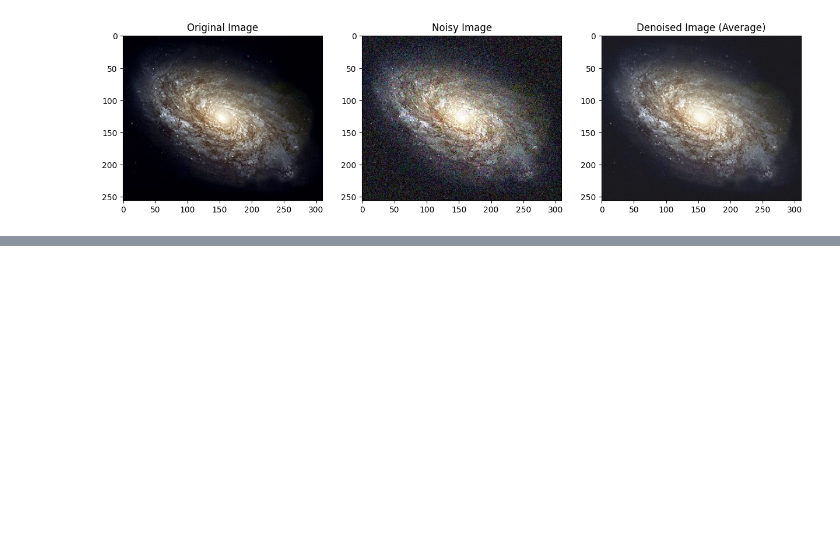
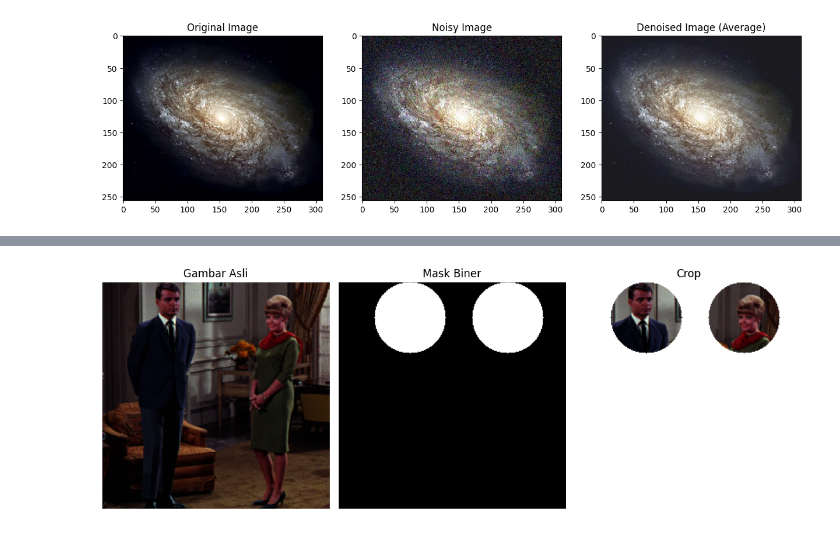
Before and after one commit to satriaabraarr/PCVK_Ganjil_2024, a Jupyter notebook: Modul5.ipynb, the cells around one changed output, grey strips where cells are left out. Saved outputs shown, nothing was run; the diff lists cells and outputs as text; code cells hidden in the pictures; blank space fills up the shorter version.

```diff
--- a/Modul5.ipynb
+++ b/Modul5.ipynb
@@ -162,0 +252,59 @@ plt.show()
+# %%
+import cv2
+import numpy as np
+import matplotlib.pyplot as plt
+
+# Membaca gambar asli (couple.tiff)
+gambar_asli = cv2.imread('/content/drive/MyDrive/PCVK/image/couple.tiff')
+
+# Mengubah gambar dari BGR ke RGB untuk ditampilkan dengan matplotlib
+gambar_asli_rgb = cv2.cvtColor(gambar_asli, cv2.COLOR_BGR2RGB)
+
+# Membuat mask biner dengan dua lingkaran pada posisi yang berbeda
+mask = np.zeros(gambar_asli.shape[:2], dtype="uint8")
+
+# Menggambar dua lingkaran pada mask (dua area mask)
+cv2.circle(mask, (80, 40), 40, 255, -1)  # Lingkaran pertama di koordinat (80, 40)
+cv2.circle(mask, (190, 40), 40, 255, -1)  # Lingkaran kedua di koordinat (190, 40)
+
+
+# Membuat inverse mask
+mask_inverse = cv2.bitwise_not(mask)
+
+# Mengambil area foreground dari gambar asli
+foreground = cv2.bitwise_and(gambar_asli, gambar_asli, mask=mask)
+
+# Membuat background hitam dengan mask inverse
+background = cv2.bitwise_and(gambar_asli, gambar_asli, mask=mask_inverse)
+
+# Menampilkan gambar asli, mask, dan hasil masking
+plt.figure(figsize=(15, 5))
+
+# Gambar Asli
+plt.subplot(1, 4, 1)
+plt.imshow(gambar_asli_rgb)
+plt.title('Gambar Asli')
+plt.axis('off')
+
+# Mask Biner (hitam-putih)
+plt.subplot(1, 4, 2)
+plt.imshow(mask, cmap='gray')
+plt.title('Mask Biner')
+plt.axis('off')
+
+# Hasil Masking Lingkaran 1
+# Ubah area hitam (nilai 0) menjadi putih (nilai 255)
+lingkaran1 = cv2.cvtColor(foreground, cv2.COLOR_BGR2RGB)
+lingkaran1[lingkaran1 == 0] = 255
+
+# Menampilkan lingkaran dengan background putih
+plt.subplot(1, 4, 3)
+plt.imshow(lingkaran1)
+plt.title('Crop')
+plt.axis('off')
+
+
+plt.tight_layout()
+plt.show()
+# %% [output]
+[figure, added]
```
Also changed, not shown: parts of 2 cells of this notebook.
